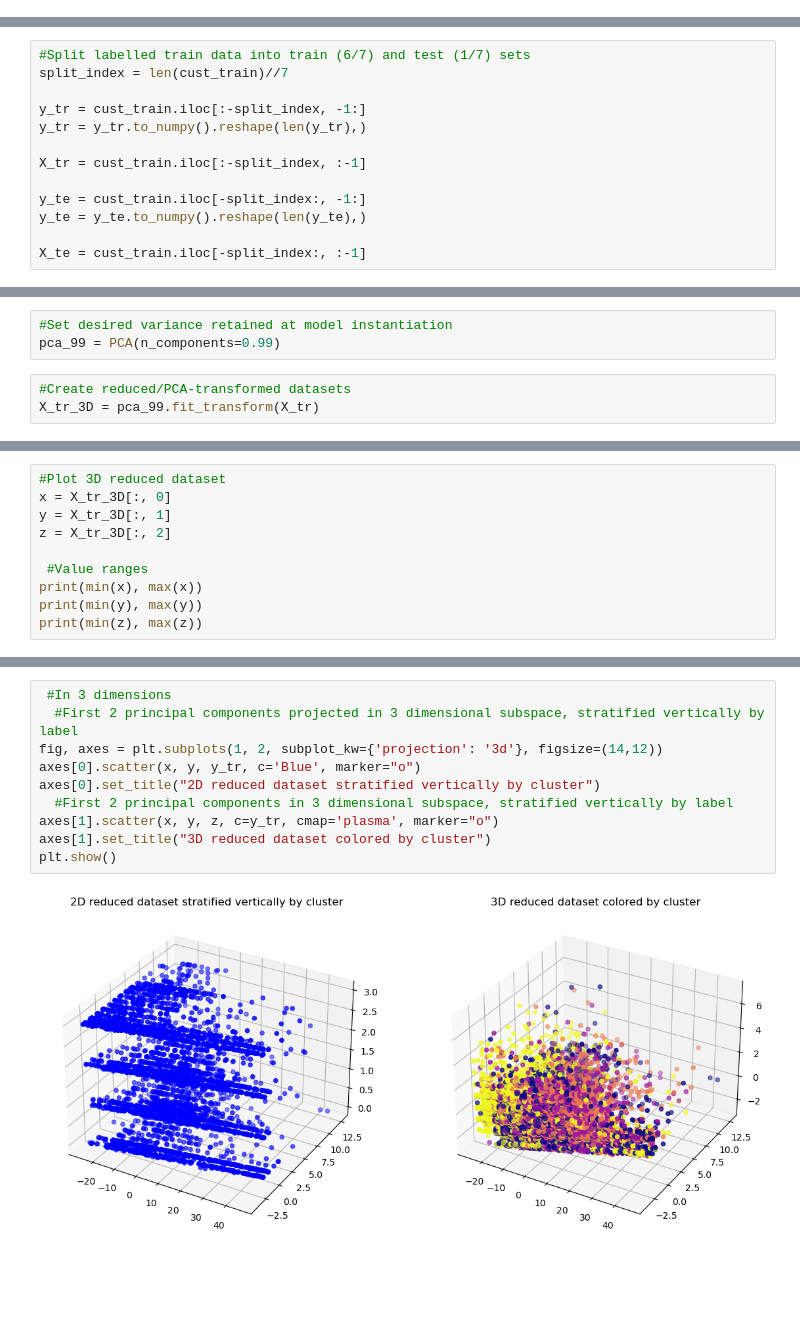
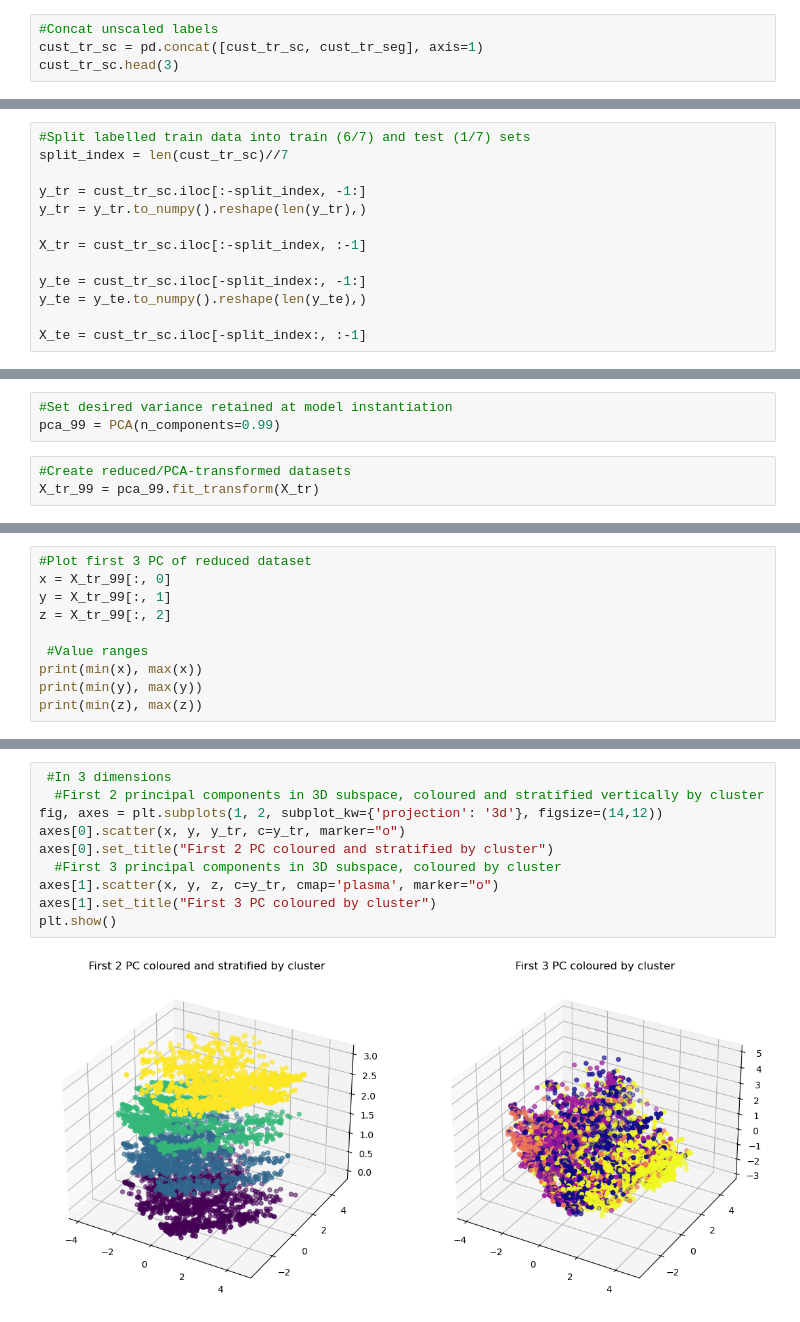
Before and after one commit to DomS1080/Data-Science, a Jupyter notebook: Projects/Customer/Customer.ipynb, the cells around one changed output, grey strips where cells are left out. Cells and saved outputs as stored; diff of their text form; blank space fills up the shorter version.

```diff
--- a/Projects/Customer/Customer.ipynb
+++ b/Projects/Customer/Customer.ipynb
@@ -376,0 +389,4 @@ cust_train_sc.head(3)
+# %%
+#Concat unscaled labels
+cust_tr_sc = pd.concat([cust_tr_sc, cust_tr_seg], axis=1)
+cust_tr_sc.head(3)
@@ -377,16 +398,16 @@ cust_train_sc.head(3)
 # %%
 #Split labelled train data into train (6/7) and test (1/7) sets
-split_index = len(cust_train)//7
+split_index = len(cust_tr_sc)//7
 
-y_tr = cust_train.iloc[:-split_index, -1:]
+y_tr = cust_tr_sc.iloc[:-split_index, -1:]
 y_tr = y_tr.to_numpy().reshape(len(y_tr),)
 
-X_tr = cust_train.iloc[:-split_index, :-1]
+X_tr = cust_tr_sc.iloc[:-split_index, :-1]
 
-y_te = cust_train.iloc[-split_index:, -1:]
+y_te = cust_tr_sc.iloc[-split_index:, -1:]
 y_te = y_te.to_numpy().reshape(len(y_te),)
 
-X_te = cust_train.iloc[-split_index:, :-1]
+X_te = cust_tr_sc.iloc[-split_index:, :-1]
 # %%
 X_tr.shape, y_tr.shape
 # %% [output]
@@ -490,5 +503,5 @@ Now let's use a more streamlined method
 pca_99 = PCA(n_components=0.99)
 # %%
 #Create reduced/PCA-transformed datasets
-X_tr_3D = pca_99.fit_transform(X_tr)
+X_tr_99 = pca_99.fit_transform(X_tr)
 # %%
@@ -511,8 +522,8 @@ plt.show()
 # %%
-#Plot 3D reduced dataset
-x = X_tr_3D[:, 0]
-y = X_tr_3D[:, 1]
-z = X_tr_3D[:, 2]
+#Plot first 3 PC of reduced dataset
+x = X_tr_99[:, 0]
+y = X_tr_99[:, 1]
+z = X_tr_99[:, 2]
 
  #Value ranges
 print(min(x), max(x))
@@ -537,13 +548,13 @@ plt.show()
 # %%
  #In 3 dimensions
-  #First 2 principal components projected in 3 dimensional subspace, stratified vertically by label
+  #First 2 principal components in 3D subspace, coloured and stratified vertically by cluster
 fig, axes = plt.subplots(1, 2, subplot_kw={'projection': '3d'}, figsize=(14,12))
-axes[0].scatter(x, y, y_tr, c='Blue', marker="o")
-axes[0].set_title("2D reduced dataset stratified vertically by cluster")
-  #First 2 principal components in 3 dimensional subspace, stratified vertically by label
+axes[0].scatter(x, y, y_tr, c=y_tr, marker="o")
+axes[0].set_title("First 2 PC coloured and stratified by cluster")
+  #First 3 principal components in 3D subspace, coloured by cluster
 axes[1].scatter(x, y, z, c=y_tr, cmap='plasma', marker="o")
-axes[1].set_title("3D reduced dataset colored by cluster")
+axes[1].set_title("First 3 PC coloured by cluster")
 plt.show()
 # %% [output]
-[figure, old version]
+[figure, new version]
 # %% [markdown]
```
Also changed, not shown: parts of 32 cells of this notebook.
